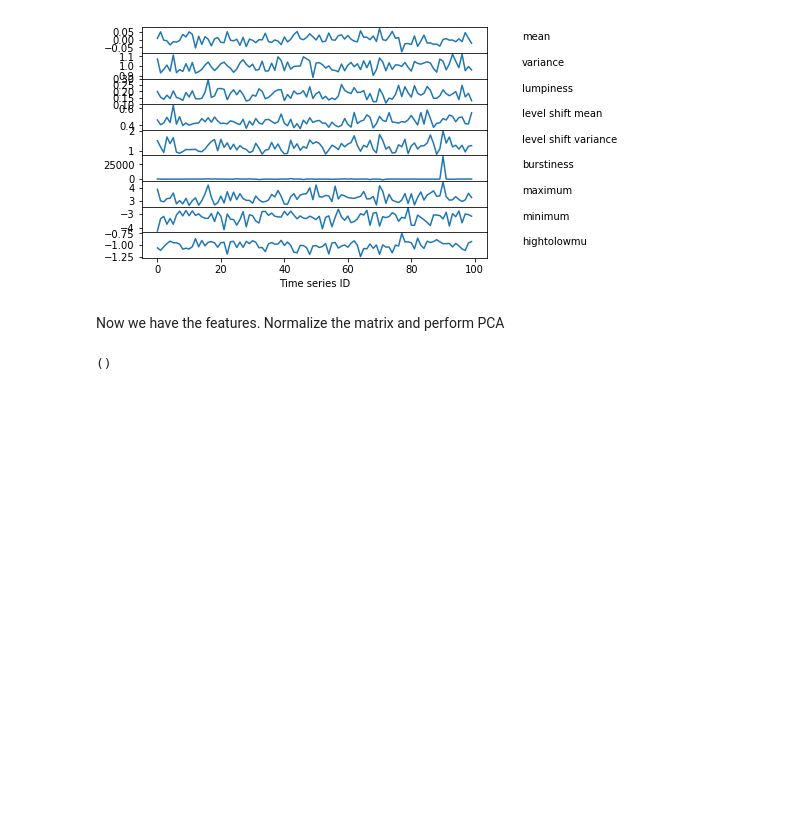
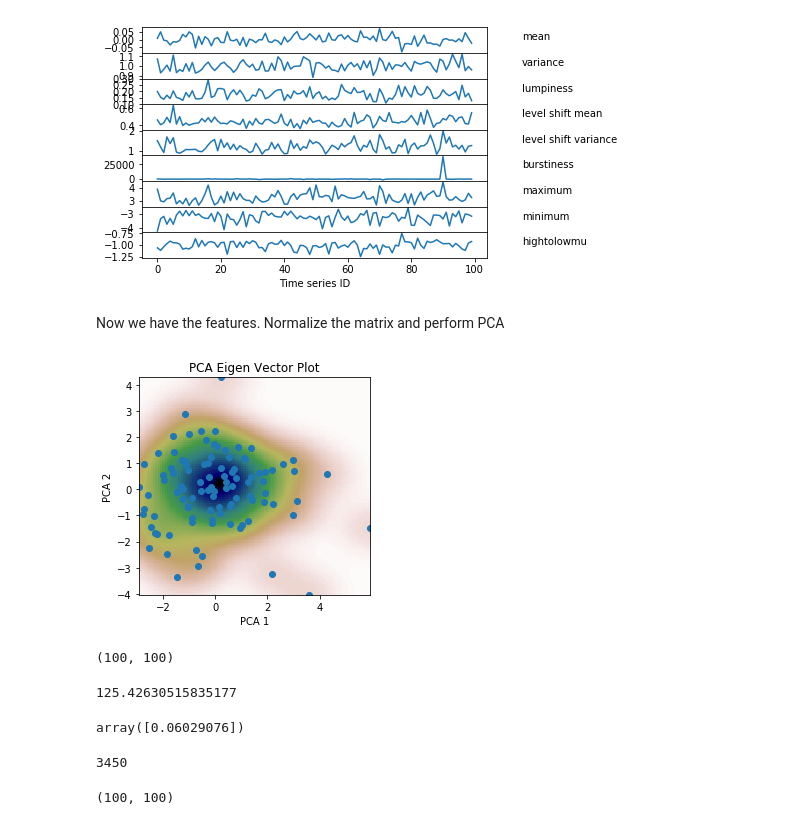
Before and after one commit to drds1/projects, a Jupyter notebook: outlier_detection/Talagala_notes.ipynb, the cells around one changed output. Cells and saved outputs as stored; diff of their text form; code cells hidden in the pictures; blank space fills up the shorter version.

```diff
--- a/outlier_detection/Talagala_notes.ipynb
+++ b/outlier_detection/Talagala_notes.ipynb
@@ -262,17 +262,60 @@ Now we have the features. Normalize the matrix and perform PCA
 # %%
 #normalise the feature matrix
 f,flab = op
 
 nts,nfeatures = np.shape(f)
 fop = np.array(f)
 for i in range(nfeatures):
     fop[:,i] = (f[:,i] - np.mean(f[:,i]))/np.std(f[:,i])
 #perform PCA
 from sklearn.decomposition import PCA
 pca = PCA(n_components=2)
-fop_pca = pca.fit(fop)
+pcafit = pca.fit(fop)
+fop_pca = pcafit.fit_transform(fop)
+
+
+#fit 2d KDE to data
+from scipy import stats
+xmin,xmax = np.min(fop_pca[:,0]),np.max(fop_pca[:,0])
+ymin,ymax = np.min(fop_pca[:,1]),np.max(fop_pca[:,1])
+X, Y = np.mgrid[xmin:xmax:100j, ymin:ymax:100j]
+positions = np.vstack([X.ravel(), Y.ravel()])
+values = fop_pca.T
+kernel = stats.gaussian_kde(values)
+Z = np.reshape(kernel(positions).T, X.shape)
+
 
 #make a scatter plot
-fop_pca
+fig = plt.figure()
+ax1 = fig.add_subplot(111)
+ax1.scatter(fop_pca[:,0],fop_pca[:,1])
+ax1.set_xlabel('PCA 1')
+ax1.set_ylabel('PCA 2')
+ax1.set_title('PCA Eigen Vector Plot')
+ax1.imshow(np.rot90(Z), cmap=plt.cm.gist_earth_r,extent=[xmin, xmax, ymin, ymax])
+plt.show()
+
+
+#fit
 # %% [output]
-()
+[figure, added]
+# %%
+Z.shape
+# %% [output]
+(100, 100)
+# %%
+np.sum(Z)
+# %% [output]
+125.42630515835177
+# %%
+kernel([0,0])
+# %% [output]
+array([0.06029076])
+# %%
+np.argmax(Z)
+# %% [output]
+3450
+# %%
+Z.shape
+# %% [output]
+(100, 100)
```
Also changed, not shown: parts of 2 cells of this notebook, 1 other file.
